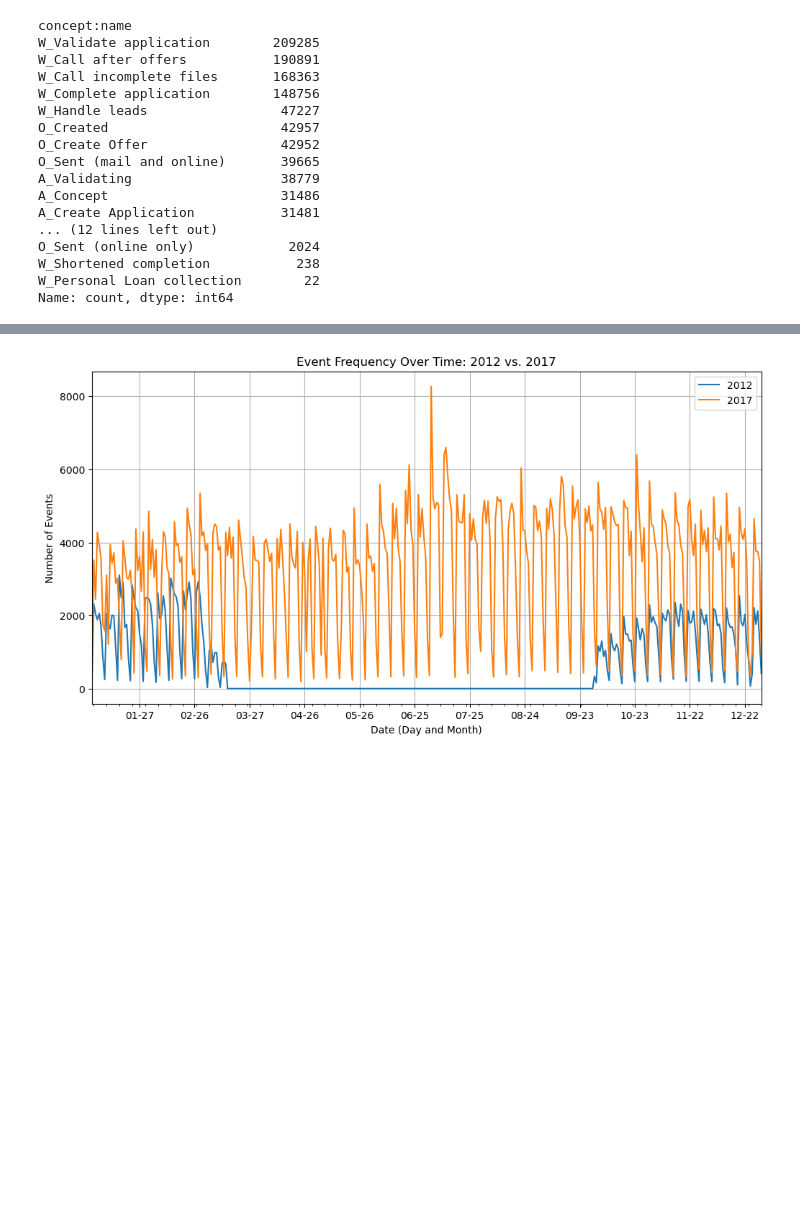
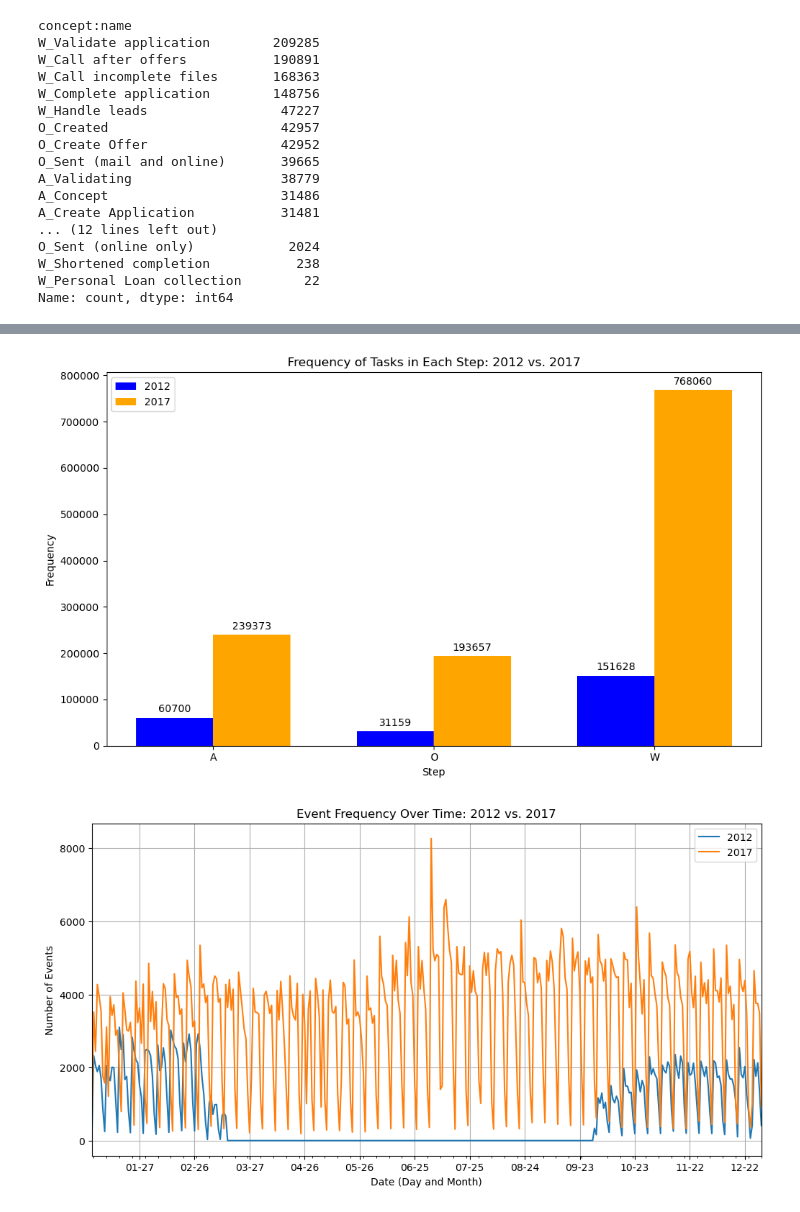
Before and after one commit to AlexRaudvee/Process_Mining_1, a Jupyter notebook: visualizations.ipynb, the cells around one changed output, grey strips where cells are left out. Cells and saved outputs as stored; diff of their text form; code cells hidden in the pictures; blank space fills up the shorter version.

Commit message:
some comparable plots

```diff
--- a/visualizations.ipynb
+++ b/visualizations.ipynb
@@ -96,3 +53,46 @@ plt.show()
+# %%
+# Extract prefixes ('W_', 'O_', 'A_')
+df_2012['prefix'] = df_2012['concept:name'].str.split('_').str[0]
+df_2017['prefix'] = df_2017['concept:name'].str.split('_').str[0]
+
+# Count the occurrences of each prefix for both years
+df_2012_counts = df_2012['prefix'].value_counts().sort_index()
+df_2017_counts = df_2017['prefix'].value_counts().sort_index()
+
+# Ensure both Series have the same index order
+df_2012_counts = df_2012_counts.reindex(index = df_2017_counts.index)
+
+# Setting up the plot
+fig, ax = plt.subplots(figsize=(10, 6))
+bar_width = 0.35
+index = np.arange(len(df_2012_counts))
+
+# Plotting both years' data side by side
+bars1 = ax.bar(index, df_2012_counts, bar_width, label='2012', color='blue')
+bars2 = ax.bar(index + bar_width, df_2017_counts, bar_width, label='2017', color='orange')
+
+# Adding the text on the bars for 2012 and 2017
+for bars in [bars1, bars2]:
+    for bar in bars:
+        height = bar.get_height()
+        ax.annotate('{}'.format(height),
+                    xy=(bar.get_x() + bar.get_width() / 2, height),
+                    xytext=(0, 3),  # 3 points vertical offset
+                    textcoords="offset points",
+                    ha='center', va='bottom')
+
+# Finalizing the plot
+ax.set_title('Frequency of Tasks in Each Step: 2012 vs. 2017')
+ax.set_xlabel('Step')
+ax.set_ylabel('Frequency')
+ax.set_xticks(index + bar_width / 2)
+ax.set_xticklabels(df_2012_counts.index)
+ax.legend()
+
+plt.tight_layout()
+plt.show()
+# %% [output]
+[figure, added]
 # %%
 # Convert 'time:timestamp' to datetime
 df_2012['time:timestamp'] = pd.to_datetime(df_2012['time:timestamp'])
```
Also changed, not shown: parts of 1 cell of this notebook.
